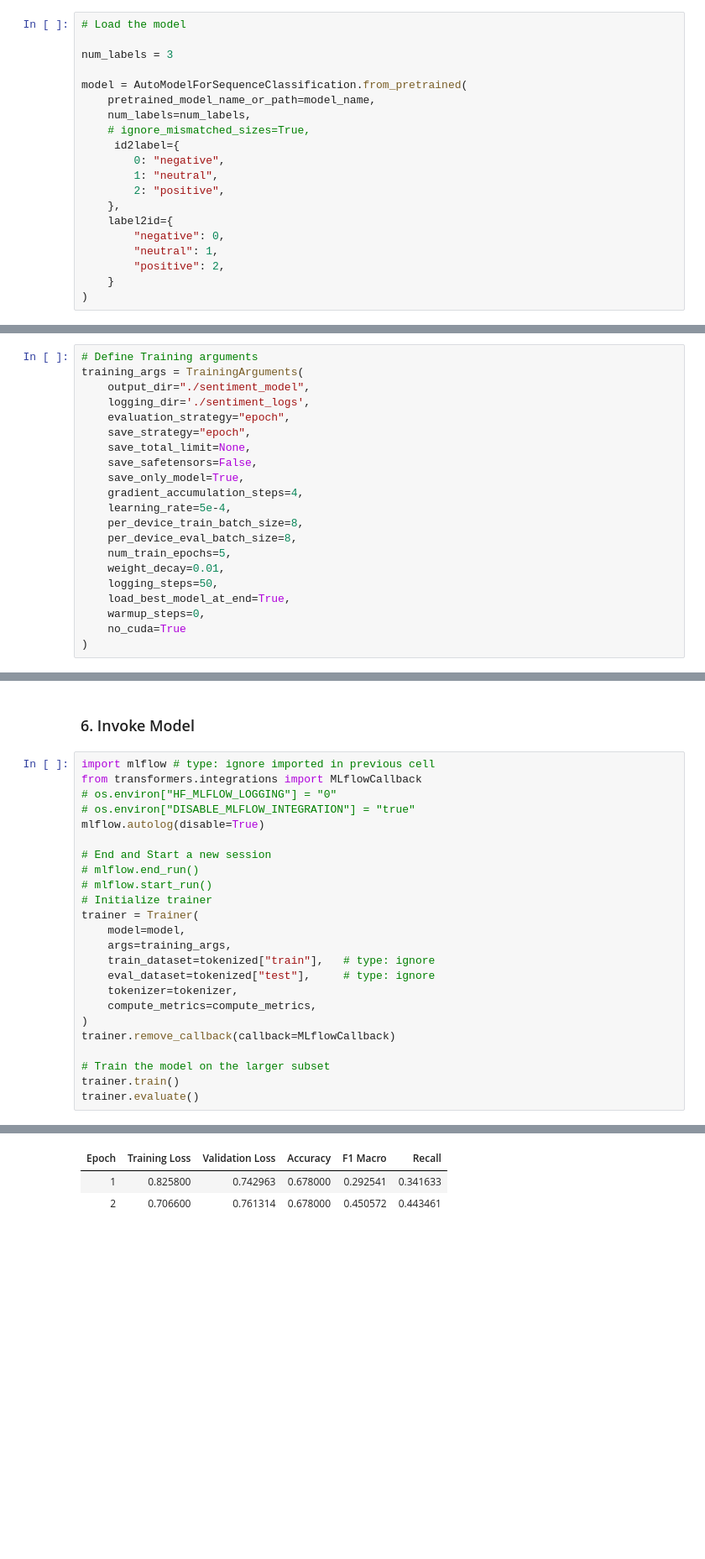
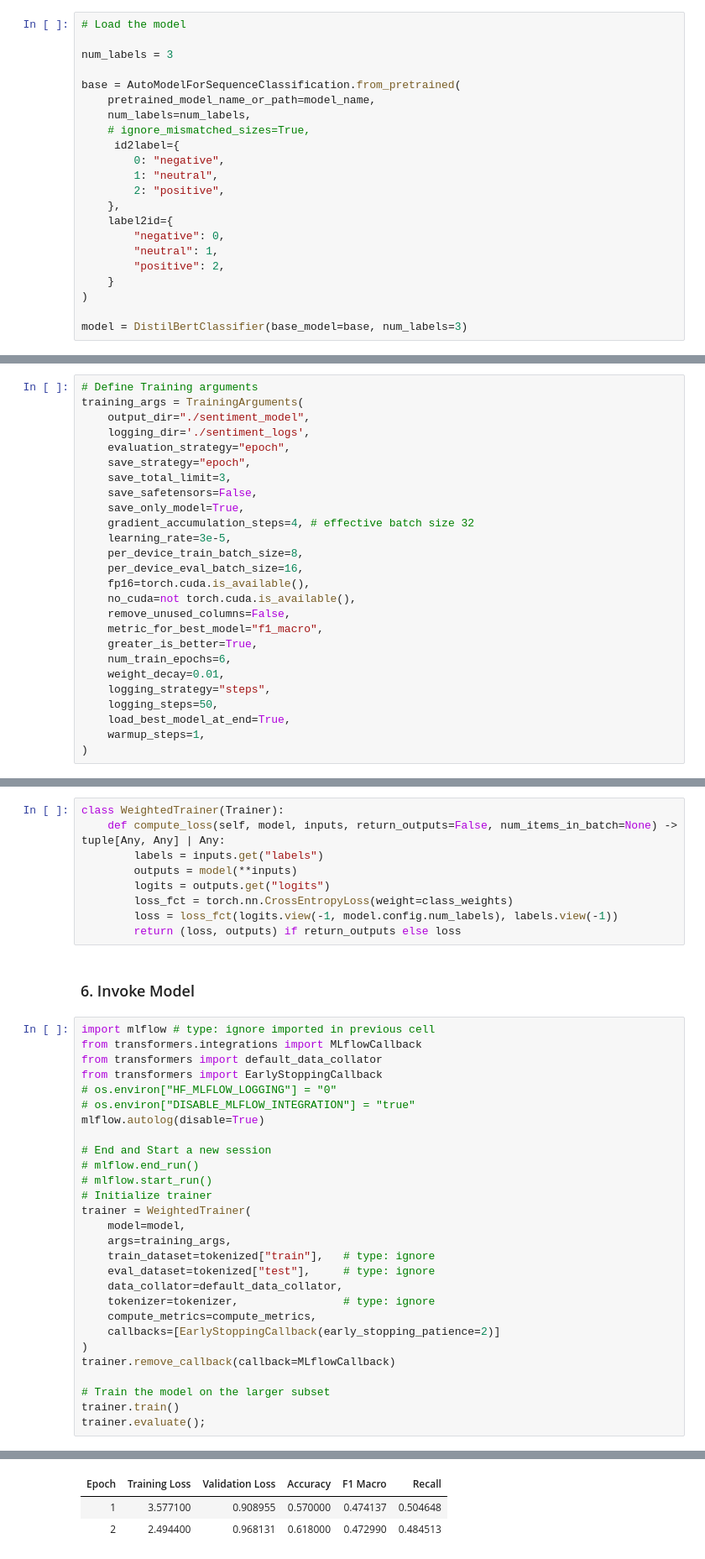
Before and after one commit to Lumin33r/Capstone-Churn, a Jupyter notebook: sagemaker/sentiment/sentiment_training.ipynb, the cells around one changed output, grey strips where cells are left out. Shown at 84% size. Drawn from its saved outputs; the diff is of its cells as text; blank space fills up the shorter version.

```diff
--- a/sagemaker/sentiment/sentiment_training.ipynb
+++ b/sagemaker/sentiment/sentiment_training.ipynb
@@ -381,7 +463,7 @@ tokenized.set_format(type="torch")
 
 num_labels = 3
 
-model = AutoModelForSequenceClassification.from_pretrained(
+base = AutoModelForSequenceClassification.from_pretrained(
     pretrained_model_name_or_path=model_name,
     num_labels=num_labels,
     # ignore_mismatched_sizes=True,
@@ -396,6 +478,8 @@ model = AutoModelForSequenceClassification.from_pretrained(
         "positive": 2,
     }
 )
+
+model = DistilBertClassifier(base_model=base, num_labels=3)
 # %% [output]
 Some weights of DistilBertForSequenceClassification were not initialized from the model checkpoint at distilbert-base-uncased and are newly initialized: ['classifier.bias', 'classifier.weight', 'pre_c ...
 You should probably TRAIN this model on a down-stream task to be able to use it for predictions and inference.
@@ -428,17 +515,22 @@ training_args = TrainingArguments(
     logging_dir='./sentiment_logs',
     evaluation_strategy="epoch",
     save_strategy="epoch",
-    save_total_limit=None,
+    save_total_limit=3,
     save_safetensors=False,
     save_only_model=True,
-    gradient_accumulation_steps=4,
-    learning_rate=5e-4,
+    gradient_accumulation_steps=4, # effective batch size 32
+    learning_rate=3e-5,
     per_device_train_batch_size=8,
-    per_device_eval_batch_size=8,
-    num_train_epochs=5,
+    per_device_eval_batch_size=16,
+    fp16=torch.cuda.is_available(),
+    no_cuda=not torch.cuda.is_available(),
+    remove_unused_columns=False,
+    metric_for_best_model="f1_macro",
+    greater_is_better=True,
+    num_train_epochs=6,
     weight_decay=0.01,
+    logging_strategy="steps",
     logging_steps=50,
     load_best_model_at_end=True,
-    warmup_steps=0,
-    no_cuda=True
+    warmup_steps=1,
 )
@@ -507,11 +631,22 @@ os.environ["WANDB_DISABLED"] = "true"
 # Apply parameters to trainer arguments
 # for n, v in best_run.hyperparameters.items():
     # setattr(trainer.args, n, v)
+# %%
+class WeightedTrainer(Trainer):
+    def compute_loss(self, model, inputs, return_outputs=False, num_items_in_batch=None) -> tuple[Any, Any] | Any:
+        labels = inputs.get("labels")
+        outputs = model(**inputs)
+        logits = outputs.get("logits")
+        loss_fct = torch.nn.CrossEntropyLoss(weight=class_weights)
+        loss = loss_fct(logits.view(-1, model.config.num_labels), labels.view(-1))
+        return (loss, outputs) if return_outputs else loss
 # %% [markdown]
 ### 6. Invoke Model
 # %%
 import mlflow # type: ignore imported in previous cell
 from transformers.integrations import MLflowCallback
+from transformers import default_data_collator
+from transformers import EarlyStoppingCallback
 # os.environ["HF_MLFLOW_LOGGING"] = "0"
 # os.environ["DISABLE_MLFLOW_INTEGRATION"] = "true"
 mlflow.autolog(disable=True)
@@ -520,17 +655,19 @@ mlflow.autolog(disable=True)
 # mlflow.end_run()
 # mlflow.start_run()
 # Initialize trainer
-trainer = Trainer(
+trainer = WeightedTrainer(
     model=model,
     args=training_args,
     train_dataset=tokenized["train"],   # type: ignore
     eval_dataset=tokenized["test"],     # type: ignore
-    tokenizer=tokenizer,
+    data_collator=default_data_collator,
+    tokenizer=tokenizer,                # type: ignore
     compute_metrics=compute_metrics,
+    callbacks=[EarlyStoppingCallback(early_stopping_patience=2)]
 )
 trainer.remove_callback(callback=MLflowCallback)
 
 # Train the model on the larger subset
 trainer.train()
-trainer.evaluate()
+trainer.evaluate();
 # %% [output]
@@ -538,3 +675,3 @@ trainer.evaluate()
 | Epoch | Training Loss | Validation Loss | Accuracy | F1 Macro | Recall |
-| 1 | 0.825800 | 0.742963 | 0.678000 | 0.292541 | 0.341633 |
-| 2 | 0.706600 | 0.761314 | 0.678000 | 0.450572 | 0.443461 |
+| 1 | 3.577100 | 0.908955 | 0.570000 | 0.474137 | 0.504648 |
+| 2 | 2.494400 | 0.968131 | 0.618000 | 0.472990 | 0.484513 |
```
Also changed, not shown: parts of 38 cells of this notebook, 18 other files.
